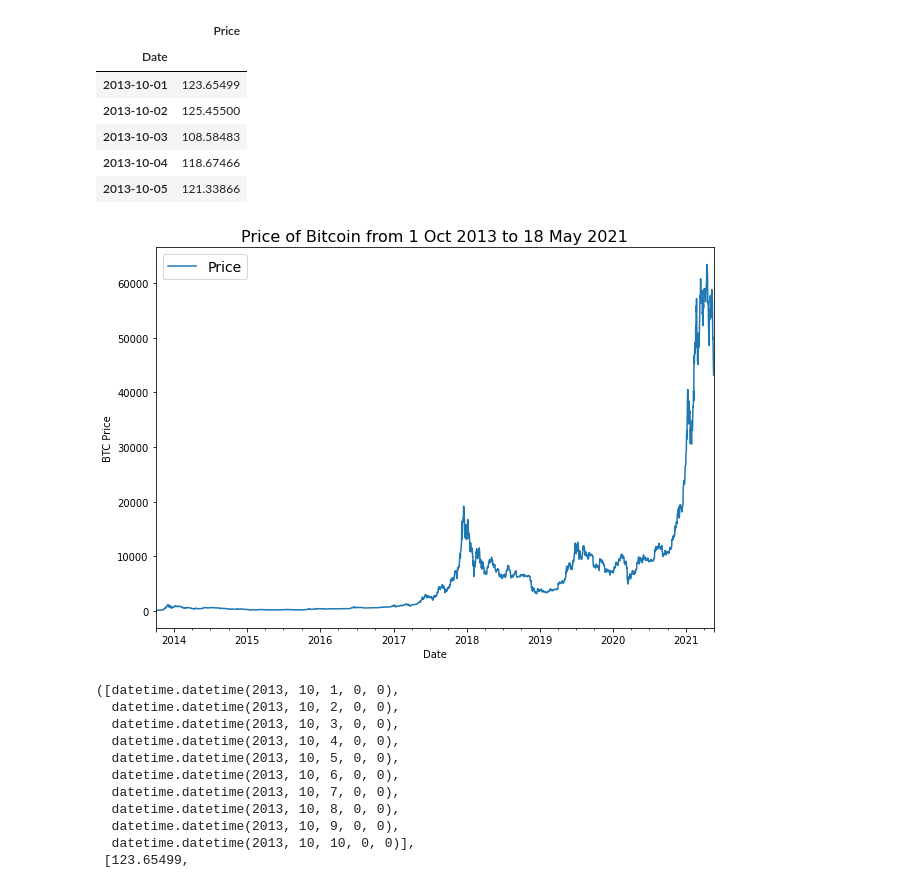
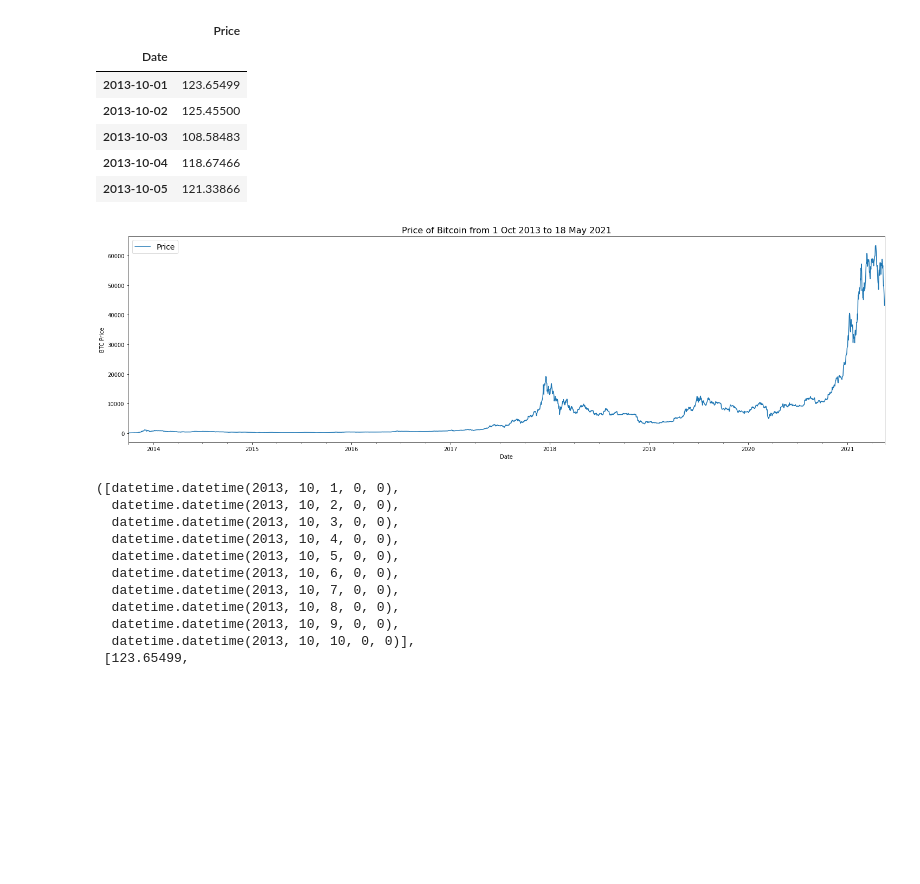
Before and after one commit to eMIKARp/TimeSeries_With_TENSORFLOW, a Jupyter notebook: TimeSeries_With_TENSORFLOW.ipynb, the cells around one changed output. Cells and saved outputs as stored; diff of their text form; code cells hidden in the pictures; blank space fills up the shorter version.

```diff
--- a/TimeSeries_With_TENSORFLOW.ipynb
+++ b/TimeSeries_With_TENSORFLOW.ipynb
@@ -20,7 +20,7 @@ BTC_USD_2013-10-01_ 100%[===================>] 174.33K  --.-KB/s    in 0.002s
 # Import with pandas
 import pandas as pd
 # Parse dates and set date column to index
-df = pd.read_csv("prices.csv",
+df = pd.read_csv("BTC_USD_2013-10-01_2021-05-18-CoinDesk.csv",
                  parse_dates=["Date"],
                  index_col=["Date"]) # parse the date column (tell pandas column 1 is a datetime)
 df.head()
@@ -68,13 +68,13 @@ bitcoin_prices.head()
 # %%
 
 
 import matplotlib.pyplot as plt
-bitcoin_prices.plot(figsize=(10, 7))
+bitcoin_prices.plot(figsize=(25, 7))
 plt.ylabel("BTC Price")
 plt.title("Price of Bitcoin from 1 Oct 2013 to 18 May 2021", fontsize=16)
 plt.legend(fontsize=14);
 # %% [output]
-[figure, old version]
+[figure, new version]
 # %%
 
 
```
Also changed, not shown: parts of 31 cells of this notebook.
